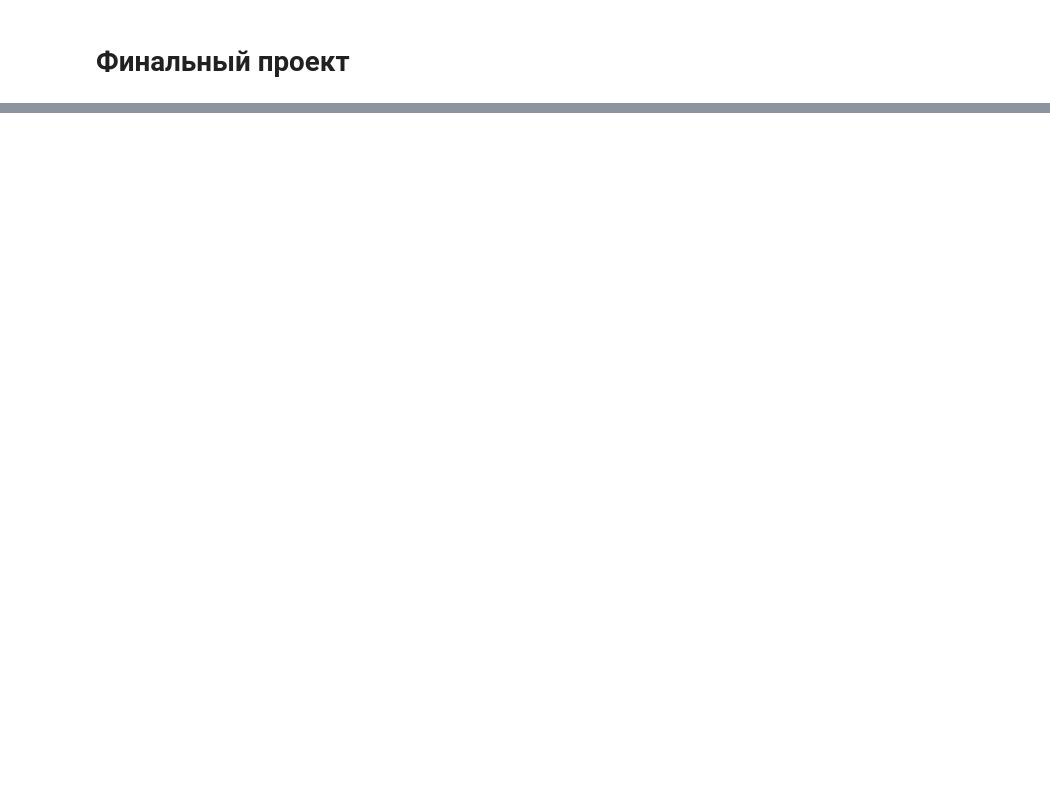
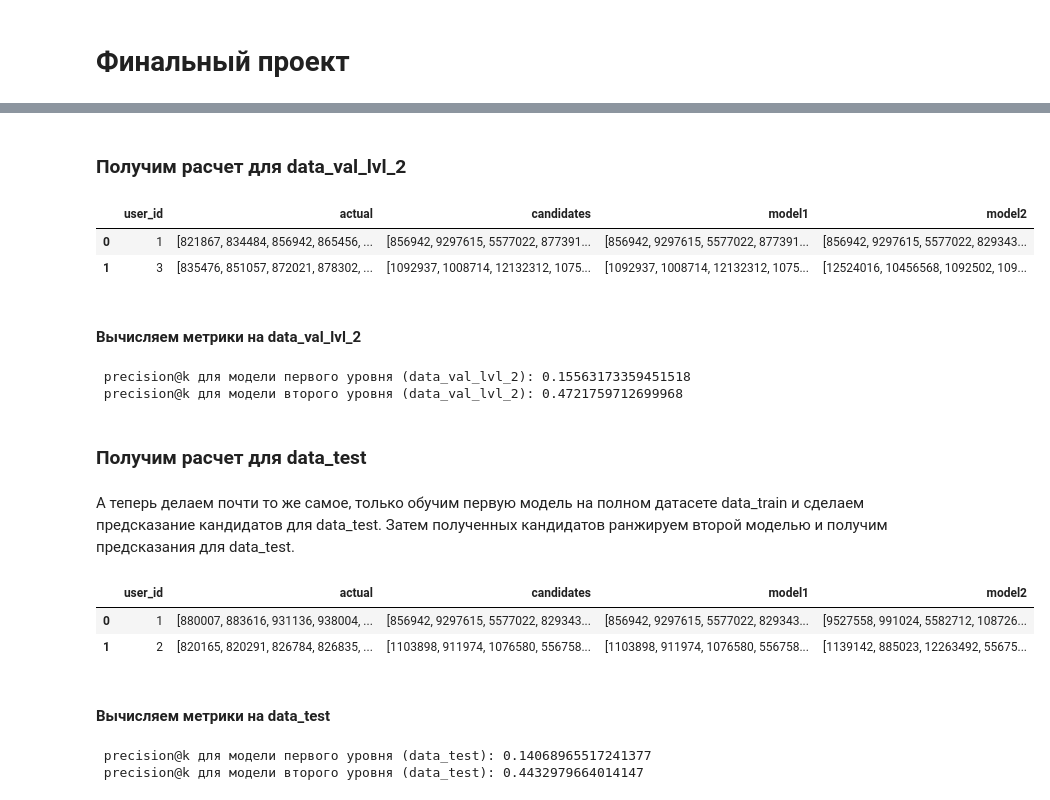
Before and after one commit to SemenovR/GB_RecommenderSystems, a Jupyter notebook: cproject/cproject.ipynb, the cells around one changed output, grey strips where cells are left out. Saved outputs shown, nothing was run; the diff lists cells and outputs as text; code cells hidden in the pictures; blank space fills up the shorter version.

```diff
--- a/cproject/cproject.ipynb
+++ b/cproject/cproject.ipynb
@@ -15,0 +209,5 @@
+# %%
+X_train, y_train = split_train_test(X_y)
+# %%
+lgb = LGBMClassifier(objective='binary', max_depth=7, num_leaves=128)
+lgb.fit(X_train, y_train)
@@ -15,0 +270,41 @@
+# %% [markdown]
+### Получим расчет для data_val_lvl_2
+# %%
+# Первичная фильтрация данных
+data_train_1_2 = pd.concat([data_train_lvl_1, data_train_lvl_2])
+data_train_1_2 = prefilter_items(data_train_1_2, item_features=item_features, take_n_popular=5000)
+# Обучение модели первого уровня
+recommender = MainRecommender(data_train_1_2)
+# Получаем список актуальных покупок и кандидатов для data_val_lvl_2
+result_lvl_2 = get_actual(data_val_lvl_2)
+result_lvl_2 = get_candidates(recommender, result_lvl_2)
+# Формируем данные для второй модели
+X = get_X_data(result_lvl_2)
+# Фичи
+X = featuring(data_val_lvl_2, X)
+# Предобработка данных перед предсказанием модели 2
+X = prepare_X(X)
+# Берем топ-k предсказаний второй модели для data_val_lvl_2, ранжированных по вероятности, для каждого юзера
+model2 = get_model2(lgb, X, K)
+# Находим рекомендации по первой модели
+model1 = get_model1(recommender, result_lvl_2, K)
+# Сливаем всё в одну таблицу
+result_lvl_2 = result_lvl_2.merge(model1, on='user_id', how='left')
+result_lvl_2 = result_lvl_2.merge(model2, on='user_id', how='left')
+result_lvl_2.head(2)
+# %% [output]
+|  | user_id | actual | candidates | model1 | model2 |
+| 0 | 1 | [821867, 834484, 856942, 865456, ... | [856942, 9297615, 5577022, 877391... | [856942, 9297615, 5577022, 877391... | [856942, 9297615, 5577022, 829343... |
+| 1 | 3 | [835476, 851057, 872021, 878302, ... | [1092937, 1008714, 12132312, 1075... | [1092937, 1008714, 12132312, 1075... | [12524016, 10456568, 1092502, 109... |
+# %% [markdown]
+#### Вычисляем метрики на data_val_lvl_2
+# %%
+print(' precision@k для модели первого уровня (data_val_lvl_2):', get_precision_at_k(result_lvl_2, 'model1', K), '\n',
+      'precision@k для модели второго уровня (data_val_lvl_2):', get_precision_at_k(result_lvl_2, 'model2', K))
+# %% [output]
+ precision@k для модели первого уровня (data_val_lvl_2): 0.15563173359451518
+ precision@k для модели второго уровня (data_val_lvl_2): 0.4721759712699968
+# %% [markdown]
+### Получим расчет для data_test
+# %% [markdown]
+А теперь делаем почти то же самое, только обучим первую модель на полном датасете data_train и cделаем предсказание кандидатов для data_test. Затем полученных кандидатов ранжируем второй моделью и получим предсказания для data_test.
@@ -15,0 +313,34 @@
+# %%
+# Первичная фильтрация данных
+data_train = prefilter_items(data_train, item_features=item_features, take_n_popular=5000)
+# Обучение модели первого уровня
+recommender = MainRecommender(data_train)
+# Получаем список актуальных покупок и кандидатов для data_test
+result_lvl = get_actual(data_test)
+result_lvl = get_candidates(recommender, result_lvl)
+# Формируем данные для второй модели
+X = get_X_data(result_lvl)
+# Фичи
+X = featuring(data_test, X)
+# Предобработка данных перед предсказанием модели 2
+X = prepare_X(X)
+# Берем топ-k предсказаний второй модели для data_test, ранжированных по вероятности, для каждого юзера
+model2 = get_model2(lgb, X, K)
+# Находим рекомендации по первой модели
+model1 = get_model1(recommender, result_lvl, K)
+# Сливаем всё в одну таблицу
+result_lvl = result_lvl.merge(model1, on='user_id', how='left')
+result_lvl = result_lvl.merge(model2, on='user_id', how='left')
+result_lvl.head(2)
+# %% [output]
+|  | user_id | actual | candidates | model1 | model2 |
+| 0 | 1 | [880007, 883616, 931136, 938004, ... | [856942, 9297615, 5577022, 829343... | [856942, 9297615, 5577022, 829343... | [9527558, 991024, 5582712, 108726... |
+| 1 | 2 | [820165, 820291, 826784, 826835, ... | [1103898, 911974, 1076580, 556758... | [1103898, 911974, 1076580, 556758... | [1139142, 885023, 12263492, 55675... |
+# %% [markdown]
+#### Вычисляем метрики на data_test
+# %%
+print(' precision@k для модели первого уровня (data_test):', get_precision_at_k(result_lvl, 'model1', K), '\n',
+      'precision@k для модели второго уровня (data_test):', get_precision_at_k(result_lvl, 'model2', K))
+# %% [output]
+ precision@k для модели первого уровня (data_test): 0.14068965517241377
+ precision@k для модели второго уровня (data_test): 0.4432979664014147
```
Also changed, not shown: parts of 42 cells of this notebook, 4 other files.
